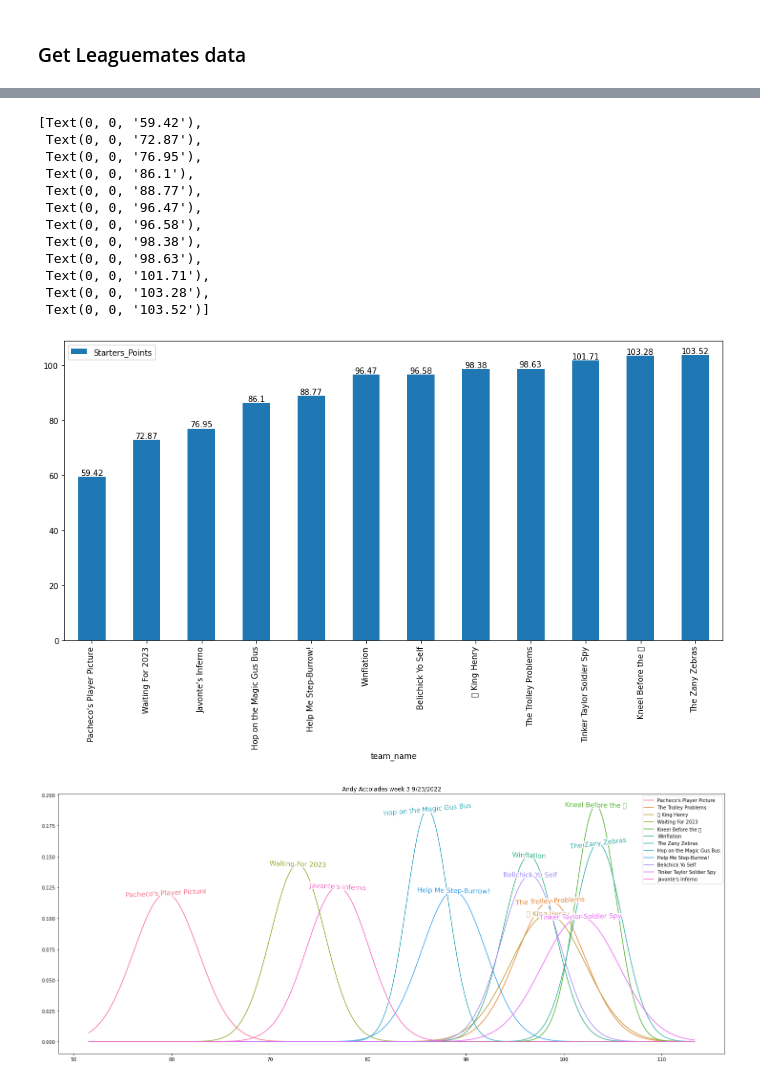
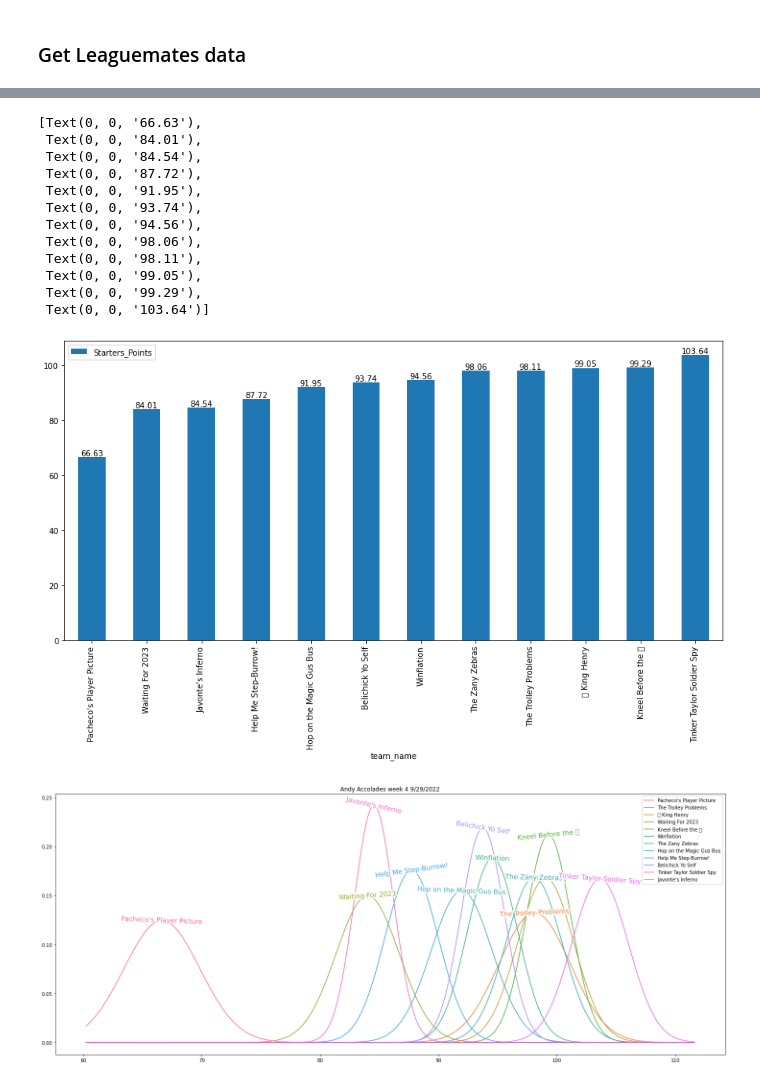
Before and after one commit to atran39/PokerstersFF, a Jupyter notebook: PokerstersFF.ipynb, the cells around one changed output, grey strips where cells are left out. Drawn from its saved outputs; the diff is of its cells as text; code cells hidden in the pictures.

Commit message:
week 4 graphs, more edge cases handled regarding name mapping

```diff
--- a/PokerstersFF.ipynb
+++ b/PokerstersFF.ipynb
@@ -27,12 +27,12 @@ players = Players()
 plt.rcParams['figure.figsize'] = [10, 5]
 # %%
 # import player projection data from spreadsheet
-projection_file = '2022_projections/2022_week3_9-23-2022_ff_projection.txt'
+projection_file = '2022_projections/2022_week4_9-29-2022_ff_projection.txt'
 
 with open('sleeper_players.pkl', 'wb') as file:
     ffa_proj_df = pd.read_csv(projection_file, sep='\t', index_col=None)
     ffa_proj_df['Player'] = ffa_proj_df['Player'].str.replace('.', '')
-    ffa_proj_df['Player'].replace({'Gabriel Davis': 'Gabe Davis'}, inplace=True)
+    ffa_proj_df['Player'].replace({'Gabriel Davis': 'Gabe Davis', 'Jeffery Wilson': 'Jeff Wilson', 'Kenneth Walker III': 'Kenneth Walker'}, inplace=True)
     ffa_proj_df['Player_Pos'] = ffa_proj_df['Player'] + ffa_proj_df['Position']
     # why is the abbr for vegas LVR rather than LV??? annoying
     ffa_proj_df['Team'].replace({'LVR': 'LV', 'JAC': 'JAX'}, inplace=True)
@@ -190,36 +196,36 @@ players_df.loc[[x for x in rosters_df.iloc[6]['starters'] if x != '0']].loc[:, [
 ax = rosters_df.sort_values('Starters_Points').plot.bar(x='team_name', y='Starters_Points')
 ax.bar_label(ax.containers[0])
 # %% [output]
-[Text(0, 0, '59.42'),
- Text(0, 0, '72.87'),
- Text(0, 0, '76.95'),
- Text(0, 0, '86.1'),
- Text(0, 0, '88.77'),
- Text(0, 0, '96.47'),
- Text(0, 0, '96.58'),
- Text(0, 0, '98.38'),
- Text(0, 0, '98.63'),
- Text(0, 0, '101.71'),
- Text(0, 0, '103.28'),
- Text(0, 0, '103.52')]
+[Text(0, 0, '66.63'),
+ Text(0, 0, '84.01'),
+ Text(0, 0, '84.54'),
+ Text(0, 0, '87.72'),
+ Text(0, 0, '91.95'),
+ Text(0, 0, '93.74'),
+ Text(0, 0, '94.56'),
+ Text(0, 0, '98.06'),
+ Text(0, 0, '98.11'),
+ Text(0, 0, '99.05'),
+ Text(0, 0, '99.29'),
+ Text(0, 0, '103.64')]
-[figure, old version]
+[figure, new version]
 # %%
 plt.rcParams['figure.figsize'] = [25, 10]
 fig, ax1 = plt.subplots()
 colors = sns.color_palette("husl", rosters_df.shape[0])
 ax1.set_prop_cycle('color', colors)
 x_axis = np.arange(rosters_df['Starters_Points'].min() - 2*rosters_df['Starters_SD'].max(), rosters_df['Starters_Points'].max() + 2.5*rosters_df['Starters_SD'].max(), .1)
 
 for roster in rosters_df.iterrows():
     plt.plot(x_axis, norm.pdf(x_axis, roster[1]['Starters_Points'], roster[1]['Starters_SD']), label=roster[1]['team_name'])
 
 labelLines(plt.gca().get_lines(), fontsize=14, align=True,  xvals = rosters_df['Starters_Points'], zorder=2.5)
 plt.legend()
 
-ax1.title.set_text('Andy Accolades week 3 9/23/2022')
+ax1.title.set_text('Andy Accolades week 4 9/29/2022')
 plt.show()
 # %% [output]
-[figure, old version]
+[figure, new version]
 # %%
 rosters_df.loc[:, ['team_name', 'Starters_Points', 'Starters_SD']].sort_values(by='Starters_Points')
 # %% [output]
```
Also changed, not shown: parts of 14 cells of this notebook.
